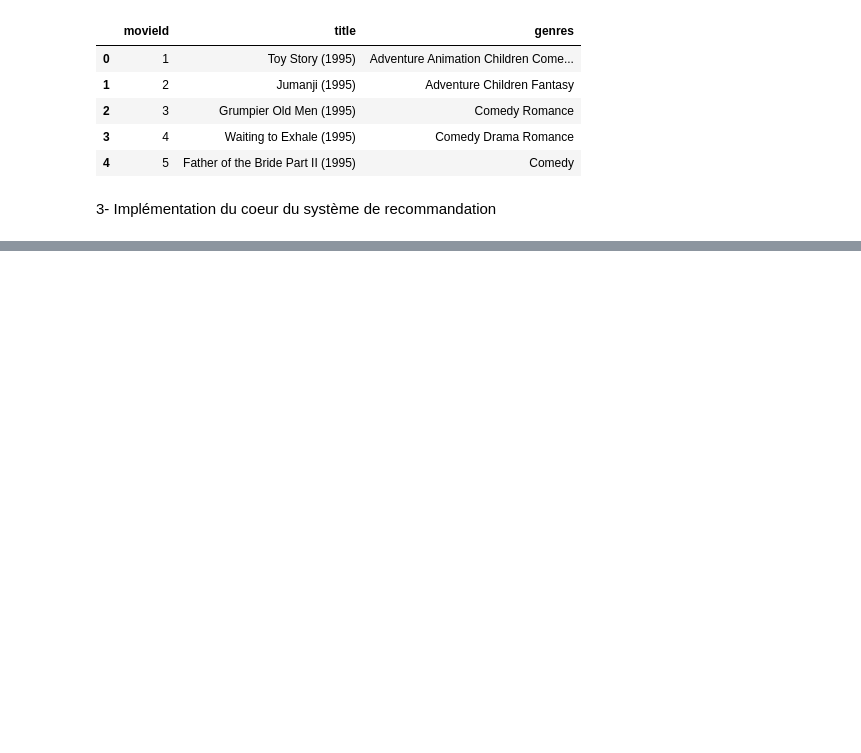
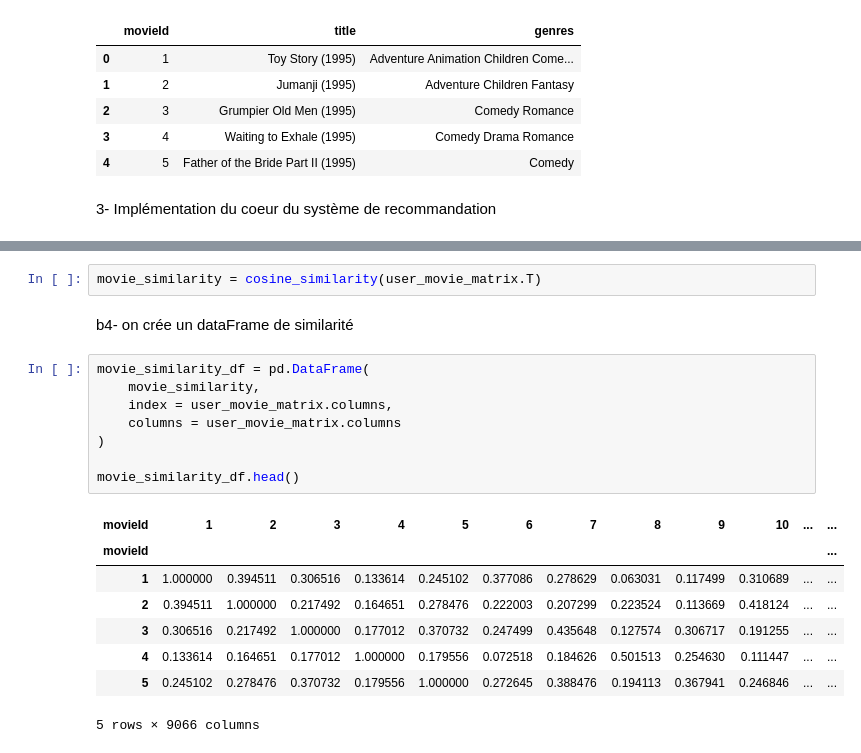
Before and after one commit to prosperadeoul-hub/movie-recommendation-system, a Jupyter notebook: movie-recommender.ipynb, the cells around one changed output, grey strips where cells are left out. Drawn from its saved outputs; the diff is of its cells as text; blank space fills up the shorter version.

```diff
--- a/movie-recommender.ipynb
+++ b/movie-recommender.ipynb
@@ -159,0 +202,21 @@ recommend_movies("Bed of Roses (1996)")
+# %%
+movie_similarity = cosine_similarity(user_movie_matrix.T)
+# %% [markdown]
+b4- on crée un dataFrame de similarité
+# %%
+movie_similarity_df = pd.DataFrame(
+    movie_similarity,
+    index = user_movie_matrix.columns,
+    columns = user_movie_matrix.columns
+)
+
+movie_similarity_df.head()
+# %% [output]
+| movieId | 1 | 2 | 3 | 4 | 5 | 6 | 7 | 8 | 9 | 10 | ... | ... |
+| movieId |  |  |  |  |  |  |  |  |  |  |  | ... |
+| 1 | 1.000000 | 0.394511 | 0.306516 | 0.133614 | 0.245102 | 0.377086 | 0.278629 | 0.063031 | 0.117499 | 0.310689 | ... | ... |
+| 2 | 0.394511 | 1.000000 | 0.217492 | 0.164651 | 0.278476 | 0.222003 | 0.207299 | 0.223524 | 0.113669 | 0.418124 | ... | ... |
+| 3 | 0.306516 | 0.217492 | 1.000000 | 0.177012 | 0.370732 | 0.247499 | 0.435648 | 0.127574 | 0.306717 | 0.191255 | ... | ... |
+| 4 | 0.133614 | 0.164651 | 0.177012 | 1.000000 | 0.179556 | 0.072518 | 0.184626 | 0.501513 | 0.254630 | 0.111447 | ... | ... |
+| 5 | 0.245102 | 0.278476 | 0.370732 | 0.179556 | 1.000000 | 0.272645 | 0.388476 | 0.194113 | 0.367941 | 0.246846 | ... | ... |
+5 rows × 9066 columns
```
Also changed, not shown: parts of 11 cells of this notebook, 1 other file.
